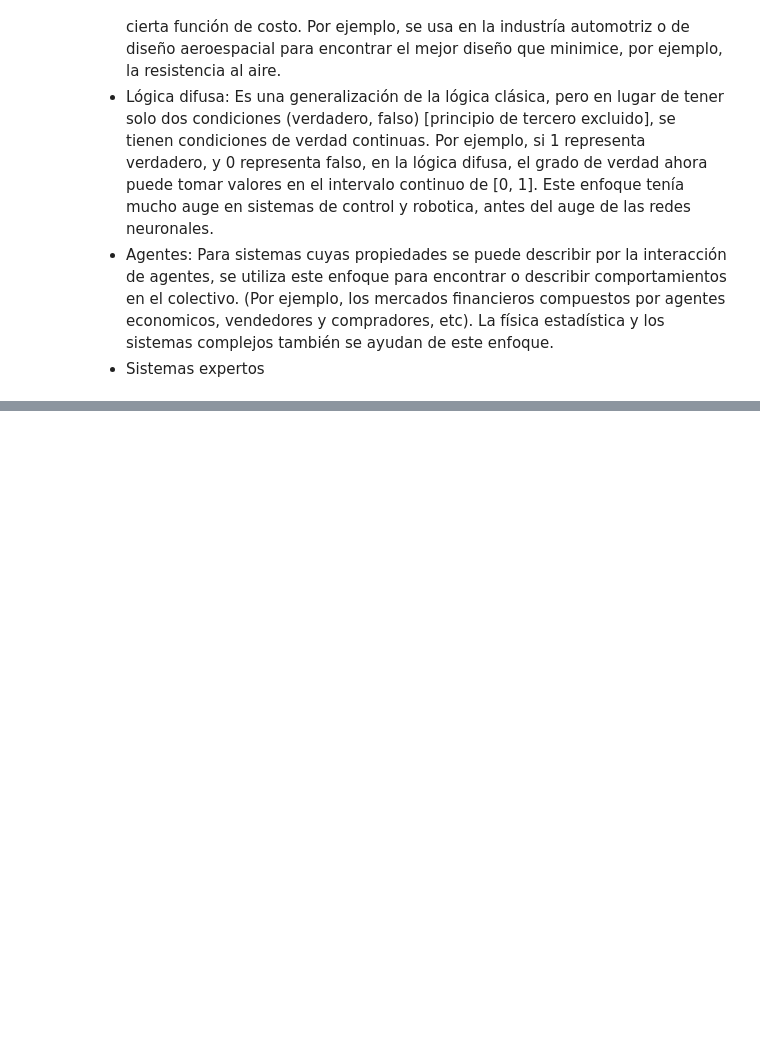
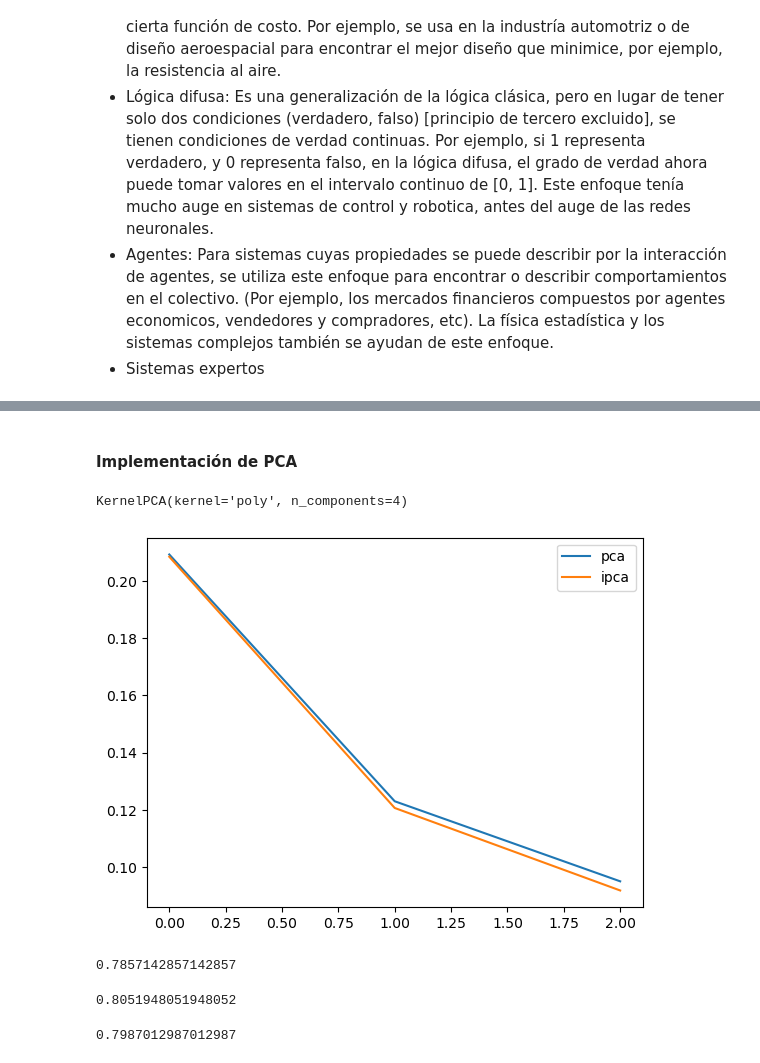
Before and after one commit to Shanic0120/Data-Scientist, a Jupyter notebook: 21. Sklearn Profesional.ipynb, the cells around one changed output, grey strips where cells are left out. Cells and saved outputs as stored; diff of their text form; code cells hidden in the pictures; blank space fills up the shorter version.

```diff
--- a/21. Sklearn Profesional.ipynb
+++ b/21. Sklearn Profesional.ipynb
@@ -35,0 +79,3 @@ Dependiendo de la naturaleza de los datos y el objetivo del modelado, se elige e
+# %%
+df_heart = pd.read_csv("./data/heart.csv")
+df_heart
@@ -35,0 +98,4 @@ Dependiendo de la naturaleza de los datos y el objetivo del modelado, se elige e
+# %%
+df_features = StandardScaler().fit_transform(df_heart.drop("target", axis=1))
+df_target = df_heart["target"]
+df_features
@@ -35,0 +116,55 @@ Dependiendo de la naturaleza de los datos y el objetivo del modelado, se elige e
+# %%
+X_train, X_test, y_train, y_test = train_test_split(df_features,
+                                                    df_target,
+                                                    test_size=0.3,
+                                                    random_state=42)
+# %% [markdown]
+#### Implementación de PCA
+# %%
+pca = PCA(n_components=3) # Si no se pasa nada a n es min(muestras, features)
+pca.fit(X_train)
+
+ipca = IncrementalPCA(n_components=3, batch_size=10)
+ipca.fit(X_train)
+
+kpca = KernelPCA(n_components=4, kernel="poly")
+kpca.fit(X_train)
+# %% [output]
+KernelPCA(kernel='poly', n_components=4)
+# %%
+plt.plot(range(len(pca.explained_variance_)), pca.explained_variance_ratio_, label="pca")
+plt.plot(range(len(ipca.explained_variance_)), ipca.explained_variance_ratio_, label="ipca")
+plt.legend()
+plt.show()
+# %% [output]
+[figure, added]
+# %%
+logistic_pca = LogisticRegression(solver="lbfgs")
+
+df_train_pca = pca.transform(X_train)
+df_test_pca = pca.transform(X_test)
+
+logistic_pca.fit(df_train_pca, y_train)
+logistic_pca.score(df_test_pca, y_test)
+# %% [output]
+0.7857142857142857
+# %%
+logistic_ipca = LogisticRegression(solver="lbfgs")
+
+df_train_ipca = ipca.transform(X_train)
+df_test_ipca = ipca.transform(X_test)
+
+logistic_ipca.fit(df_train_ipca, y_train)
+logistic_ipca.score(df_test_ipca, y_test)
+# %% [output]
+0.8051948051948052
+# %%
+logistic_kpca = LogisticRegression(solver="lbfgs")
+
+df_train_kpca = kpca.transform(X_train)
+df_test_kpca = kpca.transform(X_test)
+
+logistic_kpca.fit(df_train_kpca, y_train)
+logistic_kpca.score(df_test_kpca, y_test)
+# %% [output]
+0.7987012987012987
```
Also changed, not shown: parts of 77 cells of this notebook, 8 other files.
